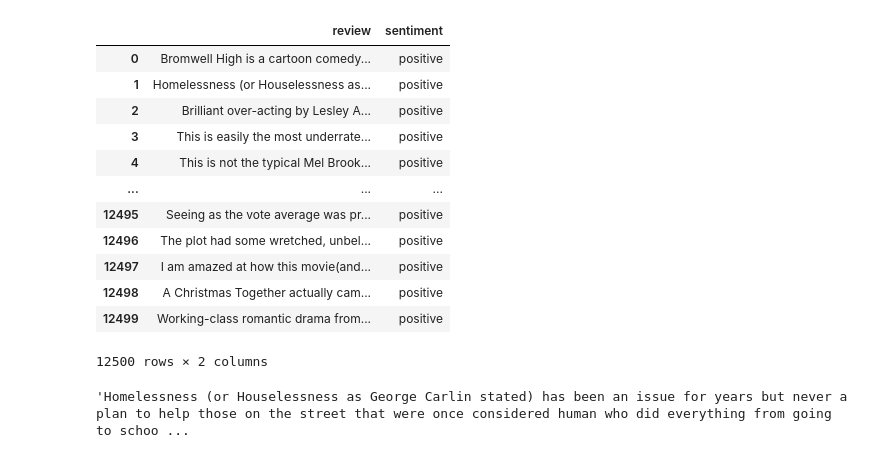
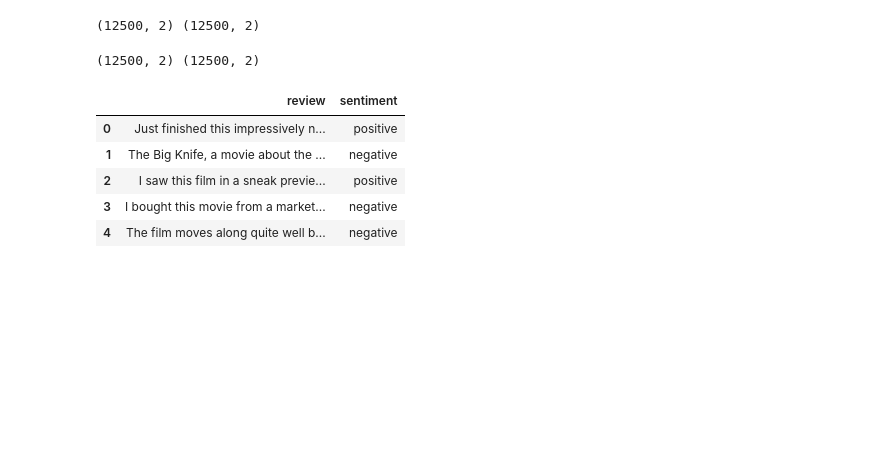
Before and after one commit to Venkat-Rajgopal/BERTology, a Jupyter notebook: Sentiment Classification/datascraper.ipynb, the cells around one changed output. Saved outputs shown, nothing was run; the diff lists cells and outputs as text; code cells hidden in the pictures; blank space fills up the shorter version.

```diff
--- a/Sentiment Classification/datascraper.ipynb
+++ b/Sentiment Classification/datascraper.ipynb
@@ -24,41 +26,31 @@ for dirname, dirnames, filenames in os.walk('data/train/pos/'):
-# %%
-def read_texts(path, target):
-    df = pd.DataFrame(columns = ['review', 'sentiment'])
-
-    for dirname, dirnames, filenames in os.walk(path):
-    # print path to all subdirectories first.
-    #    for subdirname in dirnames:
-    #        print(os.path.join(dirname, subdirname))
-
-    # print path to all filenames.
-        for filename in tqdm(filenames,total = len(filenames)):
-#        print(os.path.join(dirname, filename))
-
-            file = os.path.join(dirname, filename)
-
-            with open(file, 'r', encoding="utf8") as f:
-                rev = f.readlines()
-           # df.append(rev)
-                df = df.append({'review' : rev[0], 'sentiment' : target}, ignore_index = True)
-
-    return df
-
-read_texts(path = 'data/train/pos/', target = 'positive')
-# %% [output]
-|  | review | sentiment |
-| 0 | Bromwell High is a cartoon comedy... | positive |
-| 1 | Homelessness (or Houselessness as... | positive |
-| 2 | Brilliant over-acting by Lesley A... | positive |
-| 3 | This is easily the most underrate... | positive |
-| 4 | This is not the typical Mel Brook... | positive |
-| ... | ... | ... |
-| 12495 | Seeing as the vote average was pr... | positive |
-| 12496 | The plot had some wretched, unbel... | positive |
-| 12497 | I am amazed at how this movie(and... | positive |
-| 12498 | A Christmas Together actually cam... | positive |
-| 12499 | Working-class romantic drama from... | positive |
-12500 rows × 2 columns
-# %%
-df['review'][1]
-# %% [output]
-'Homelessness (or Houselessness as George Carlin stated) has been an issue for years but never a plan to help those on the street that were once considered human who did everything from going to schoo ...
+# %%
+df_trainpos = read_texts(path='data/train/pos/', target='positive')
+df_trainneg = read_texts(path='data/train/neg/', target='negative')
+# %%
+print(df_trainpos.shape, df_trainneg.shape)
+# %% [output]
+(12500, 2) (12500, 2)
+# %%
+df_testpos = read_texts(path='data/test/pos/', target='positive')
+df_testneg = read_texts(path='data/test/neg/', target='negative')
+print(df_testpos.shape, df_testneg.shape)
+# %% [output]
+(12500, 2) (12500, 2)
+# %%
+# join dfs
+trainframes = [df_trainpos, df_trainneg]
+testframes = [df_testpos, df_testneg]
+
+df_train= pd.concat(trainframes)
+df_test = pd.concat(testframes)
+# %%
+df_train = df_train.sample(frac=1).reset_index(drop=True)
+df_test = df_test.sample(frac=1).reset_index(drop=True)
+df_test.head()
+# %% [output]
+|  | review | sentiment |
+| 0 | Just finished this impressively n... | positive |
+| 1 | The Big Knife, a movie about the ... | negative |
+| 2 | I saw this film in a sneak previe... | positive |
+| 3 | I bought this movie from a market... | negative |
+| 4 | The film moves along quite well b... | negative |
```
Also changed, not shown: parts of 3 cells of this notebook, 2 other files.
